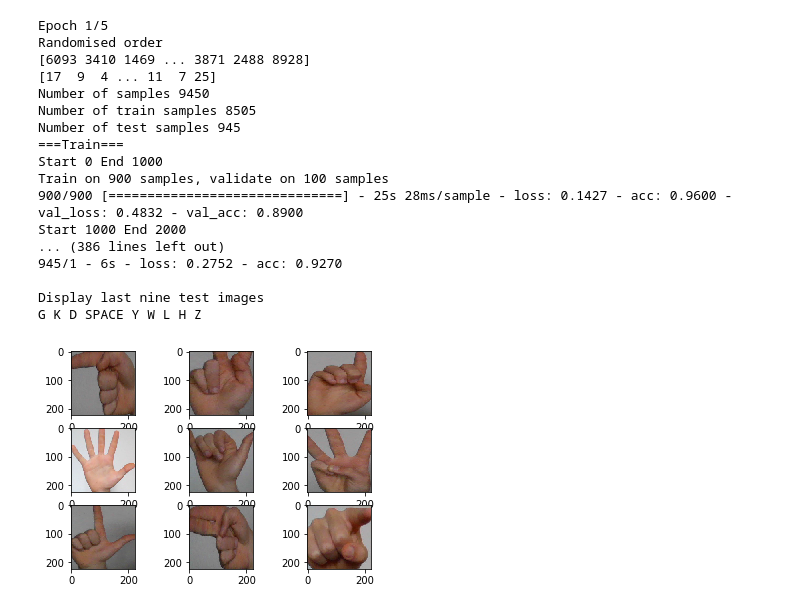
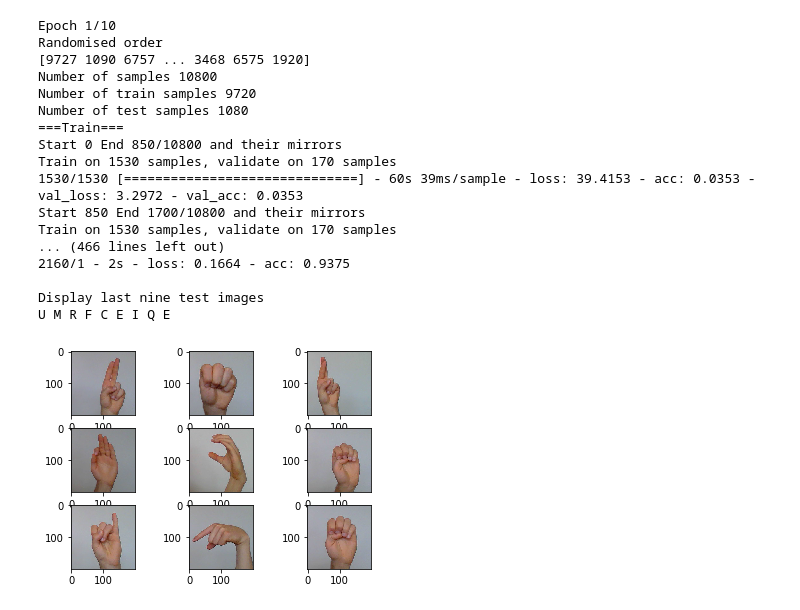
Before and after one commit to Prajanyap/COMP3851A, a Jupyter notebook: mini_batch_loading_model.ipynb, the cells around one changed output. Saved outputs shown, nothing was run; the diff lists cells and outputs as text; code cells hidden in the pictures.

```diff
--- a/mini_batch_loading_model.ipynb
+++ b/mini_batch_loading_model.ipynb
@@ -22,7 +22,6 @@ import os
 import tensorflowjs as tfjs
 
 %matplotlib inline
-#np.random.seed(1)
 
 
 def convert_to_one_hot(Y, C):
@@ -30,7 +29,7 @@ def convert_to_one_hot(Y, C):
     Y = np.eye(C)[Y.reshape(-1)].T
     return Y
 
-def show_last_nine():
+def show_last_nine():   #disaply last 9 randomised images in most recently loaded set
     print('Display last nine test images')
     c = 0;
     for i in range(y_test.shape[0]-9, y_test.shape[0]):
@@ -41,48 +40,54 @@ def show_last_nine():
         c+=1
     plt.show()
 
-def load_data(start, end, rand_ord, samp_class):
-    print('Start ' + str(start) + ' End ' + str(end))
+def load_data(start, end, rand_ord):
+    print('Start ' + str(start) + ' End ' + str(end) + '/' + str(samples) + ' and their mirrors')
     this_size = end - start
     xdata = np.zeros((this_size, w, h, 3))      #Initialise arrays
     ydata = np.zeros(this_size)
     for i in range(start, end):  #Groups of size mini_batch_size
-        samp = rand_ord[i]
-        pos = samp_class[i]
-        val = vals[pos]      #Return correct image name value
+        im_details = image_details[rand_ord[i]]    #folder name, value position(1, 2, 3 == a, b, c etc), image number
 
         #Read images, convert to array and populate temp array
-        img = load_img(image_folder + '/' + str(val) + str(samp % samples_per_class) + '.png', target_size=(w, h))
+        img = load_img(im_details[0] + '/' + str(vals[im_details[1]]) + str(im_details[2]) + '.png', target_size=(w, h))
         x = image.img_to_array(img)
         x = np.expand_dims(x, axis=0)
         xdata[i-start] = x
-        ydata[i-start] = pos
+        ydata[i-start] = im_details[1]
+    xdata = np.concatenate((xdata, np.flip(xdata, 2)), axis=0)   #Add mirrored images to end of array
+    ydata = np.concatenate((ydata, ydata))                       #Copy ydata twice
     return xdata, ydata
 
     #improve speed by saving entire image set as hdf5 then loading in parts
 def load_incrementally_and_train(model_name):
     print('Randomised order ')
     print(random_order)
-    print(sample_classes)
     print('Number of samples ' + str(samples))
     print('Number of train samples ' + str(train_size))
     print('Number of test samples ' + str(test_size))
 
     print('===Train===')
     for m in range(groups):    #Load training images in groups and train model
-        x_data, y_data = load_data(m*mini_batch_size, (m+1)*mini_batch_size, random_order, sample_classes)
+        x_data, y_data = load_data(m*mini_batch_size, (m+1)*mini_batch_size, random_order)
         #model_name.fit(x_data, convert_to_one_hot(y_data, num_of_classes).T)
         model_name.fit(x_data, convert_to_one_hot(y_data, num_of_classes).T, validation_split=0.1)
 
     #Load last set of training samples. Group of size mini_batch_size or less
-    x_data, y_data = load_data(groups*mini_batch_size, train_size, random_order, sample_classes)
+    x_data, y_data = load_data(groups*mini_batch_size, train_size, random_order)
     model_name.fit(x_data, convert_to_one_hot(y_data, num_of_classes).T, validation_split=0.1)
     print('Model has been trained')
 
     #Load test samples
     print('===Test===')
-    x_data, y_data = load_data(train_size, samples, random_order, sample_classes)
+    x_data, y_data = load_data(train_size, samples, random_order)
     model.evaluate(x_data,  convert_to_one_hot(y_data, num_of_classes).T, verbose=2)
     print(' ')
     return x_data, y_data, model  #Returns trained model and test dataset in case more testing needed
+
+def order_folders():
+    camcl = []
+    for i in range(0, len(im_folder)):
+        for j in range(0, im_folder[i][1]*num_of_classes):
+            camcl.append([im_folder[i][0], np.floor(j/im_folder[i][1]).astype(int), j%im_folder[i][1]])
+    return camcl
 # %%
@@ -180,32 +158,32 @@ Trainable params: 1,729,563
 Non-trainable params: 0
 _________________________________________________________________
 # %%
-#For when training data is too big. Still returns test data as much smaller and gives reference for correct processing.
-#Should be able to be called multiple times to increase epochs.
-for i in range(10):
+#This file is used when training data is too big. Loads data in batches. Fit function still returns test data as much
+#smaller and gives reference for correct processing. Should be able to be called multiple times to increase epochs.
+eps = 10
+for i in range(eps):
     print('Epoch ' + str(i+1) + '/' + str(eps))
     x_test, y_test, model = load_incrementally_and_train(model)
-#model.evaluate(x_test,  y_test, verbose=2)
 show_last_nine()
 # %% [output]
-Epoch 1/5
+Epoch 1/10
 Randomised order
-[6093 3410 1469 ... 3871 2488 8928]
-[17  9  4 ... 11  7 25]
-Number of samples 9450
-Number of train samples 8505
-Number of test samples 945
+[9727 1090 6757 ... 3468 6575 1920]
+Number of samples 10800
+Number of train samples 9720
+Number of test samples 1080
 ===Train===
-Start 0 End 1000
-Train on 900 samples, validate on 100 samples
-900/900 [==============================] - 25s 28ms/sample - loss: 0.1427 - acc: 0.9600 - val_loss: 0.4832 - val_acc: 0.8900
-Start 1000 End 2000
-... (386 lines left out)
-945/1 - 6s - loss: 0.2752 - acc: 0.9270
+Start 0 End 850/10800 and their mirrors
+Train on 1530 samples, validate on 170 samples
+1530/1530 [==============================] - 60s 39ms/sample - loss: 39.4153 - acc: 0.0353 - val_loss: 3.2972 - val_acc: 0.0353
+Start 850 End 1700/10800 and their mirrors
+Train on 1530 samples, validate on 170 samples
+... (466 lines left out)
+2160/1 - 2s - loss: 0.1664 - acc: 0.9375
 
 Display last nine test images
-G K D SPACE Y W L H Z
+U M R F C E I Q E
-[figure, old version]
+[figure, new version]
 # %%
 from sklearn.metrics import confusion_matrix
 import seaborn as sns
```
Also changed, not shown: parts of 4 cells of this notebook.
